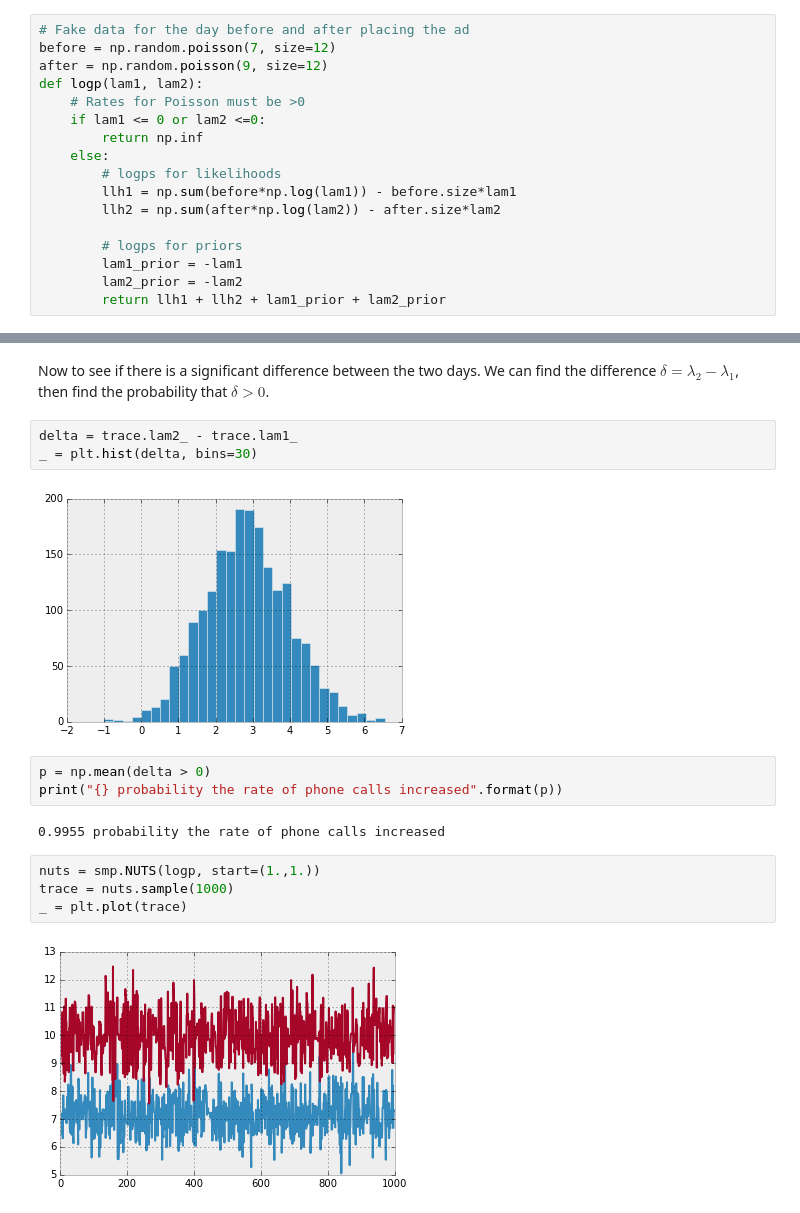
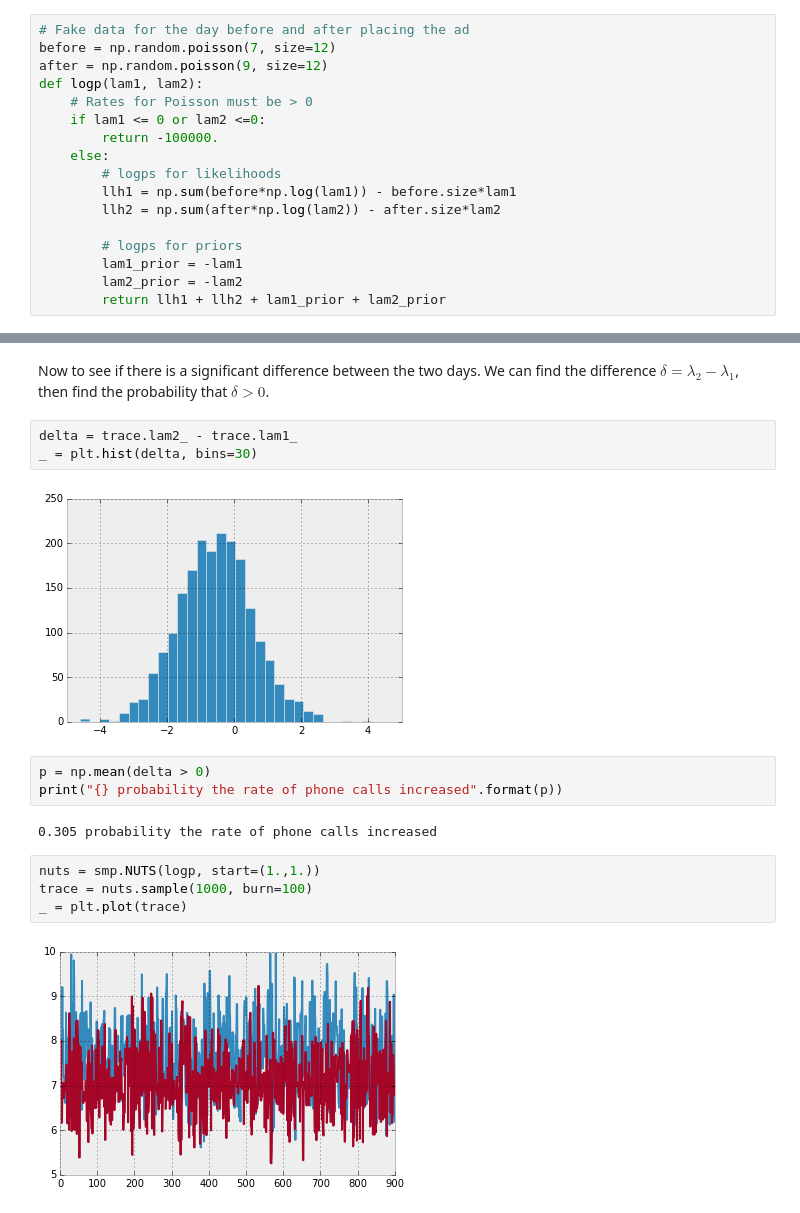
Before and after one commit to mcleonard/sampyl, a Jupyter notebook: Examples.ipynb, the cells around one changed output, grey strips where cells are left out. Drawn from its saved outputs; the diff is of its cells as text.

Commit message:
Figured out it was my priors causing problems with HMC methods, make sure logp just gets really negative, not inf.

```diff
--- a/Examples.ipynb
+++ b/Examples.ipynb
@@ -57,9 +57,9 @@ P(\lambda_2) &\sim \mathrm{Exp}(1)
 before = np.random.poisson(7, size=12)
 after = np.random.poisson(9, size=12)
 def logp(lam1, lam2):
-    # Rates for Poisson must be >0
+    # Rates for Poisson must be > 0
     if lam1 <= 0 or lam2 <=0:
-        return np.inf
+        return -100000.
     else:
         # logps for likelihoods
         llh1 = np.sum(before*np.log(lam1)) - before.size*lam1
@@ -90,15 +90,15 @@ Now to see if there is a significant difference between the two days. We can fin
 delta = trace.lam2_ - trace.lam1_
 _ = plt.hist(delta, bins=30)
 # %% [output]
-[figure, old version]
+[figure, new version]
 # %%
 p = np.mean(delta > 0)
 print("{} probability the rate of phone calls increased".format(p))
 # %% [output]
-0.9955 probability the rate of phone calls increased
+0.305 probability the rate of phone calls increased
 # %%
 nuts = smp.NUTS(logp, start=(1.,1.))
-trace = nuts.sample(1000)
+trace = nuts.sample(1000, burn=100)
 _ = plt.plot(trace)
 # %% [output]
-[figure, old version]
+[figure, new version]
```
Also changed, not shown: parts of 10 cells of this notebook, 4 other files.
